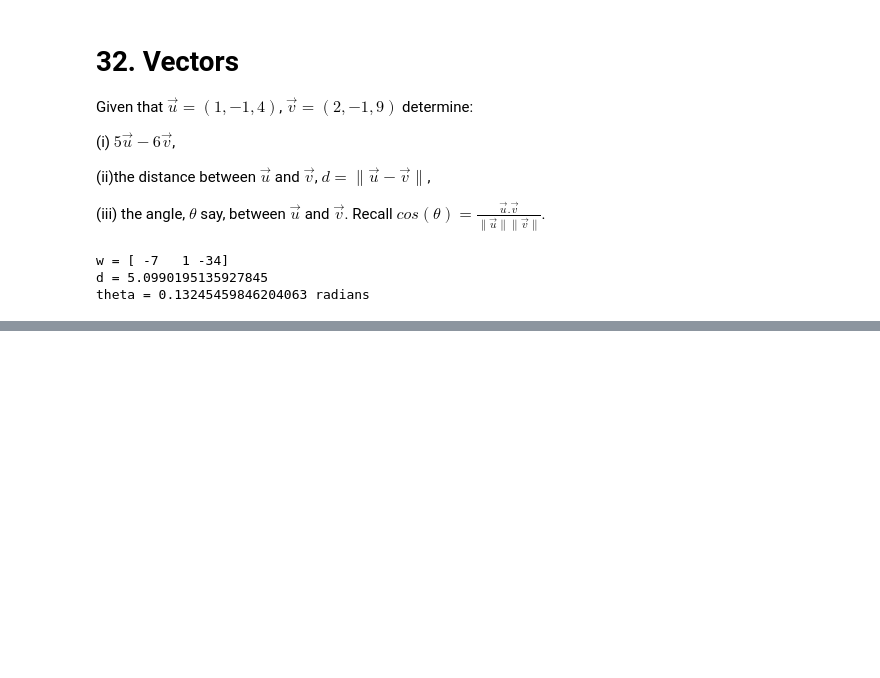
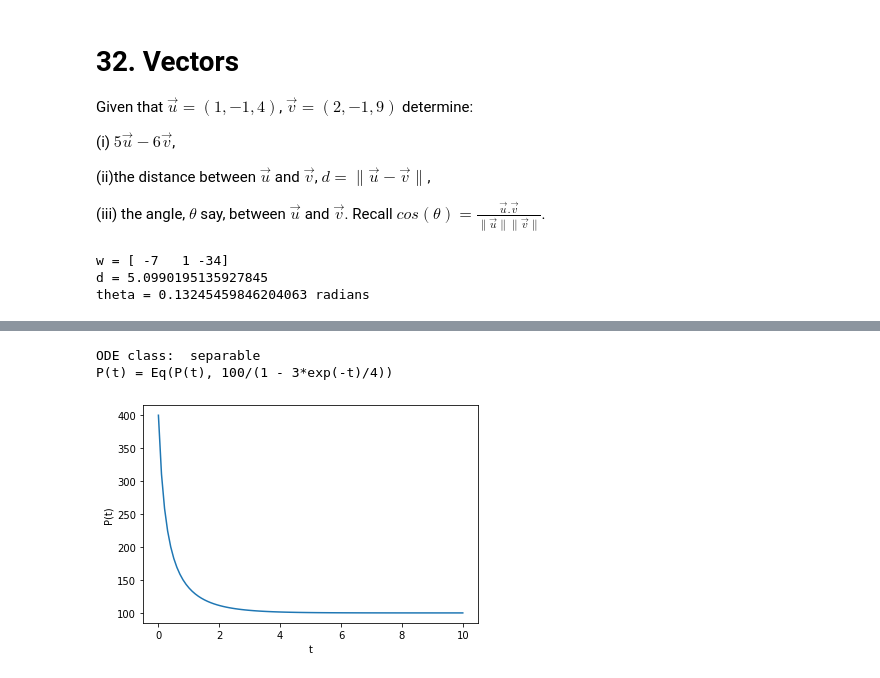
Before and after one commit to JasonBorland/SchoolMaths, a Jupyter notebook: A-Level-Maths.ipynb, the cells around one changed output, grey strips where cells are left out. Drawn from its saved outputs; the diff is of its cells as text; code cells hidden in the pictures; blank space fills up the shorter version.

```diff
--- a/A-Level-Maths.ipynb
+++ b/A-Level-Maths.ipynb
@@ -808,0 +812,22 @@ theta = 0.13245459846204063 radians
+# %%
+import numpy as np
+from sympy import dsolve, Function, symbols, Eq, classify_ode
+import matplotlib.pyplot as plt
+P = Function('P')
+t = symbols('t')
+ODE = P(t).diff(t) - P(t) * (1 - P(t)/100) #cannot use floating point
+OdeEq = Eq(P(t).diff(t),P(t) * (1 -  P(t)/100))
+print('ODE class: ', classify_ode(OdeEq)[0])
+#result = dsolve(ODE, hint='separable', ics = {P(0): 400})
+
+print('P(t) =', dsolve(ODE, ics = {P(0): 400}))
+t = np.linspace(0, 10, 100)
+# Plot the solution to the ODE, P(t).
+plt.plot(t, 100.0/(1.0  - 0.75*np.exp(-t)))
+plt.xlabel('t')
+plt.ylabel('P(t)')
+plt.show()
+# %% [output]
+ODE class:  separable
+P(t) = Eq(P(t), 100/(1 - 3*exp(-t)/4))
+[figure, added]
```
Also changed, not shown: parts of 11 cells of this notebook.
